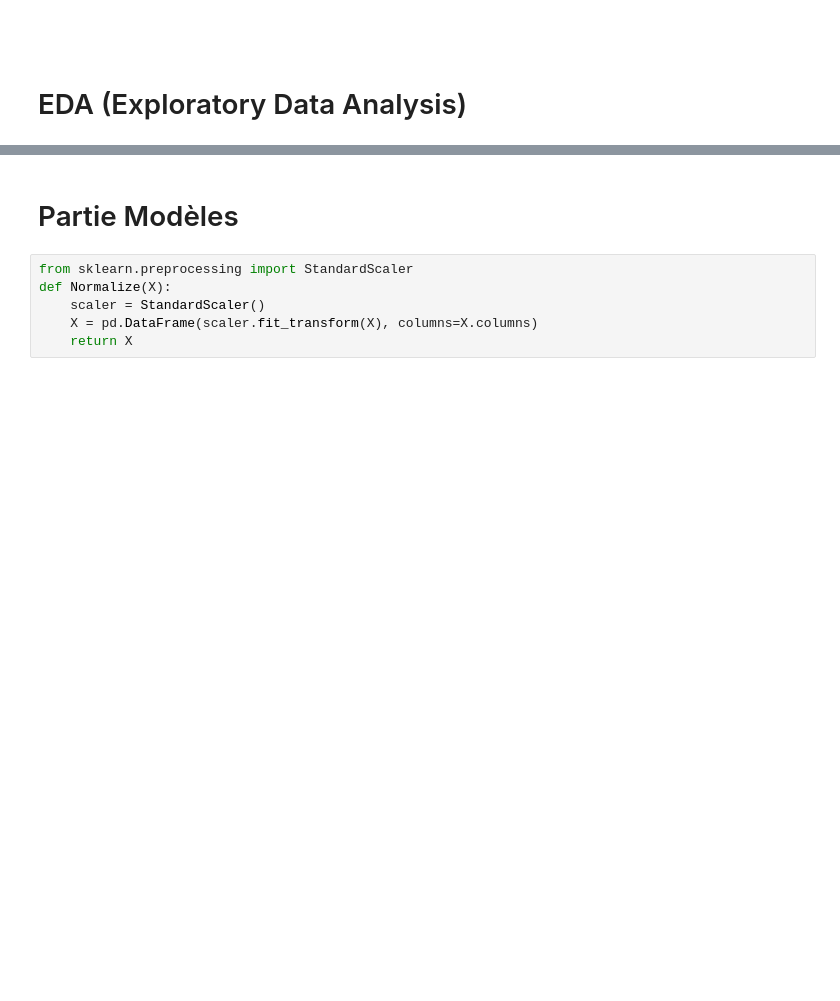
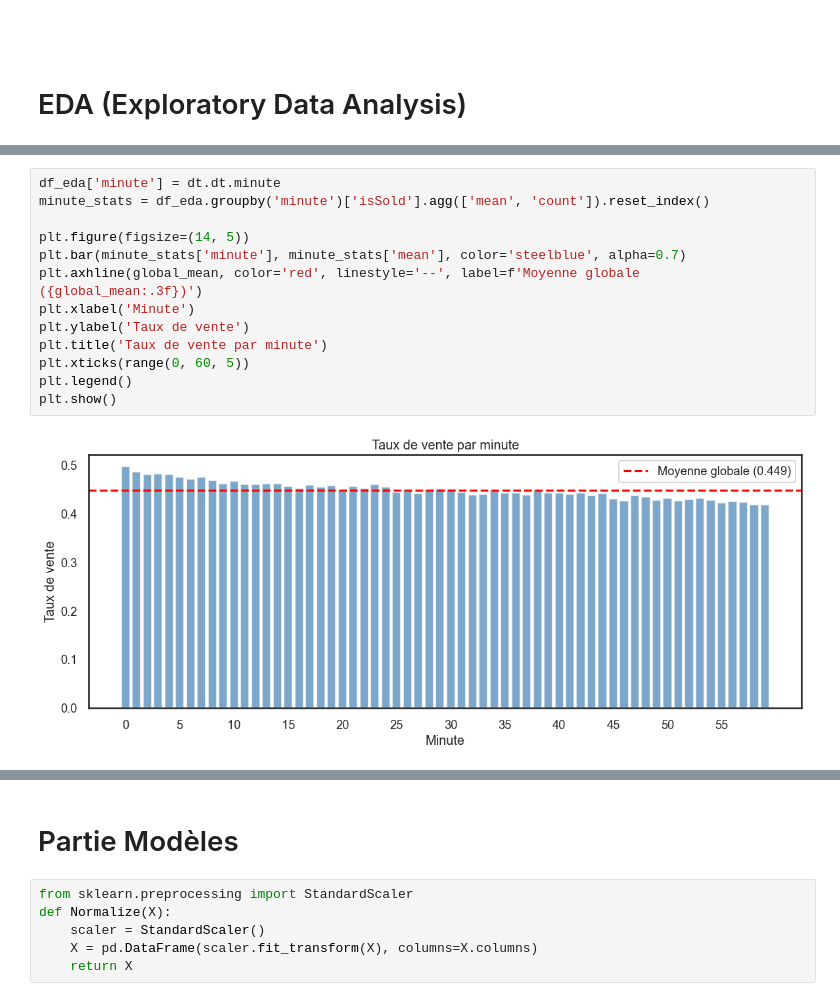
Before and after one commit to LStiffel/kaggle_competition, a Jupyter notebook: kaggle_competition.ipynb, the cells around one changed output, grey strips where cells are left out. Saved outputs shown, nothing was run; the diff lists cells and outputs as text; blank space fills up the shorter version.

```diff
--- a/kaggle_competition.ipynb
+++ b/kaggle_competition.ipynb
@@ -91,0 +131,15 @@ def preprocess_data(X):
+# %%
+df_eda['minute'] = dt.dt.minute
+minute_stats = df_eda.groupby('minute')['isSold'].agg(['mean', 'count']).reset_index()
+
+plt.figure(figsize=(14, 5))
+plt.bar(minute_stats['minute'], minute_stats['mean'], color='steelblue', alpha=0.7)
+plt.axhline(global_mean, color='red', linestyle='--', label=f'Moyenne globale ({global_mean:.3f})')
+plt.xlabel('Minute')
+plt.ylabel('Taux de vente')
+plt.title('Taux de vente par minute')
+plt.xticks(range(0, 60, 5))
+plt.legend()
+plt.show()
+# %% [output]
+[figure, added]
```
Also changed, not shown: parts of 4 cells of this notebook.
